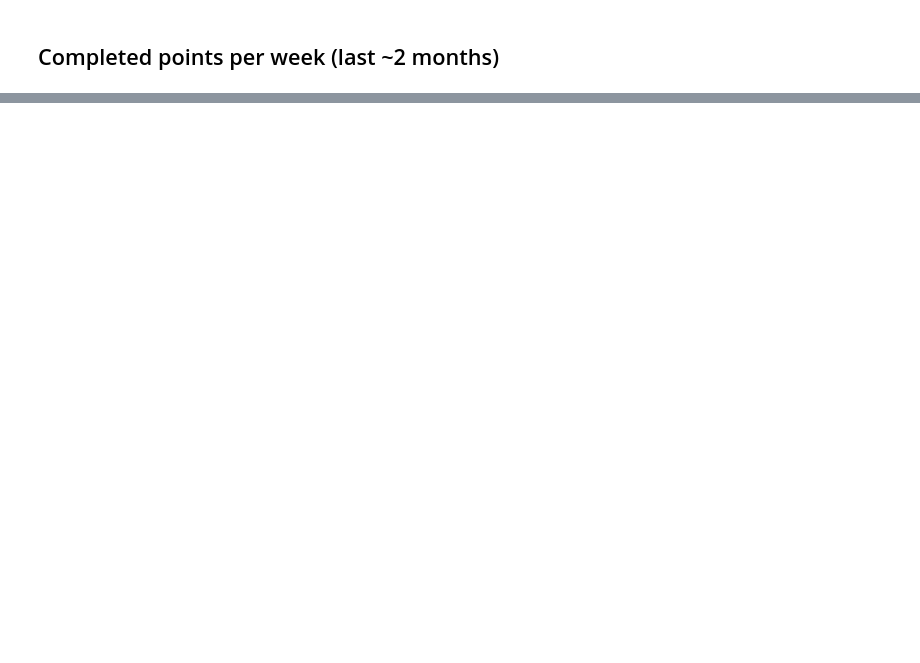
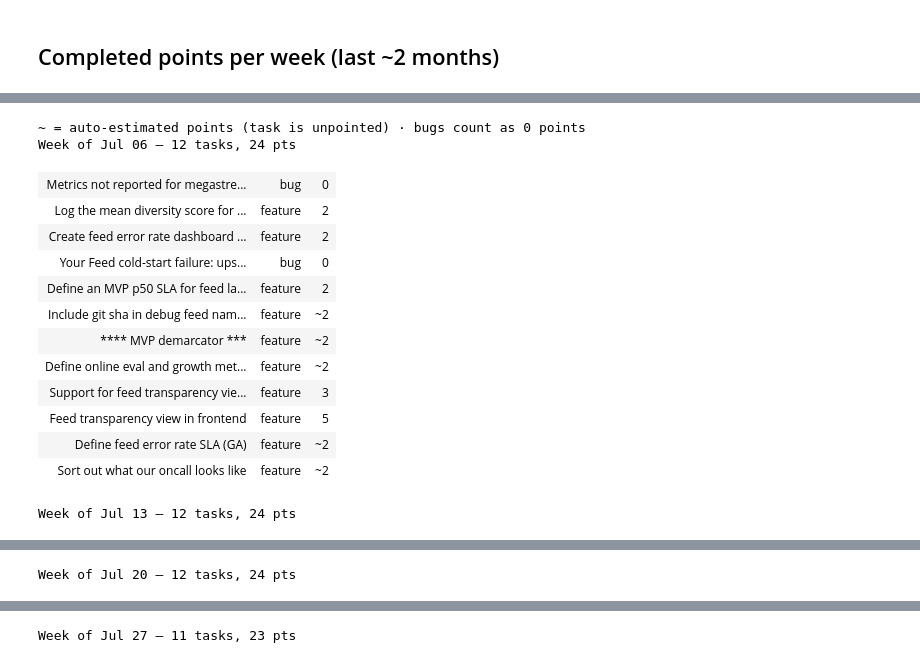
Before and after one commit to greenearth-social/internal-tools, a Jupyter notebook: notebooks/velocity.ipynb, the cells around one changed output, grey strips where cells are left out. Cells and saved outputs as stored; diff of their text form; code cells hidden in the pictures; blank space fills up the shorter version.

Commit message:
Basic velocity tracking notebook, for a single project tab

```diff
--- a/notebooks/velocity.ipynb
+++ b/notebooks/velocity.ipynb
@@ -94,0 +82,69 @@ df
+# %%
+import html
+from IPython.display import HTML
+
+backlog = burndown.backlog_items(items)
+assignments = burndown.assign_tasks_to_weeks(backlog, v)
+grouped = burndown.upcoming_weeks(assignments, weeks=4)
+
+TYPE_COLORS = {"bug": "#d73a49", "feature": "#28a745", "task": "#6f42c1"}
+POINTS_COLOR = "#e0a52a"  # gold: real points we set, readable on light and dark
+ESTIMATE_COLOR = "#8a8a8a"  # medium gray: auto-estimated points, readable on either
+ROW_BORDER = "1px solid rgba(128,128,128,0.45)"  # medium gray, subtle in either mode
+
+
+def render(grouped):
+    out = ['<div style="font-family:-apple-system,Segoe UI,sans-serif;max-width:780px">']
+    out.append('<p style="color:#888;font-size:12px;margin:0 0 8px">'
+               '<b>~</b> = auto-estimated points (task is unpointed) &nbsp;&middot;&nbsp; '
+               'bugs count as 0 points</p>')
+    for wk, group in grouped:
+        total = sum(points.normalize(i) for i in group)
+        label = f"{len(group)} task" + ("" if len(group) == 1 else "s")
+        out.append(
+            f'<h3 style="margin:16px 0 2px">Week of {wk:%b %d}'
+            f'<span style="color:#888;font-weight:normal;font-size:13px"> &mdash; {label}, {total} pts</span></h3>')
+        if not group:
+            out.append('<div style="color:#888;font-size:13px;padding-left:6px">(nothing projected)</div>')
+            continue
+        out.append('<table style="border-collapse:collapse;width:100%;font-size:13px">')
+        for it in group:
+            pts = points.normalize(it)
+            est = points.is_estimated(it)
+            pts_label = f"~{pts}" if est else str(pts)
+            pts_color = ESTIMATE_COLOR if est else POINTS_COLOR
+            pts_style = f"color:{pts_color};" + ("font-style:italic" if est else "")
+            typ = points.effective_type(it)
+            color = TYPE_COLORS.get(typ, "#888")
+            badge = f'<span style="background:{color};color:#fff;border-radius:3px;padding:1px 6px;font-size:11px">{typ}</span>'
+            title = html.escape(it.title)
+            if it.url:
+                # color:inherit -> follows the notebook theme (dark or light)
+                title = f'<a href="{it.url}" style="color:inherit;text-decoration:none">{title}</a>'
+            out.append(
+                f'<tr style="border-top:{ROW_BORDER}">'
+                f'<td style="padding:3px 8px;text-align:left;color:inherit">{title}</td>'
+                f'<td style="padding:3px 8px;text-align:right;white-space:nowrap">{badge}</td>'
+                f'<td style="width:44px;padding:3px 8px;text-align:right;{pts_style}">{pts_label}</td></tr>')
+        out.append("</table>")
+    out.append("</div>")
+    return HTML("".join(out))
+
+
+render(grouped)
+# %% [output]
+~ = auto-estimated points (task is unpointed) · bugs count as 0 points
+Week of Jul 06 — 12 tasks, 24 pts
+| Metrics not reported for megastre... | bug | 0 |
+| Log the mean diversity score for ... | feature | 2 |
+| Create feed error rate dashboard ... | feature | 2 |
+| Your Feed cold-start failure: ups... | bug | 0 |
+| Define an MVP p50 SLA for feed la... | feature | 2 |
+| Include git sha in debug feed nam... | feature | ~2 |
+| **** MVP demarcator *** | feature | ~2 |
+| Define online eval and growth met... | feature | ~2 |
+| Support for feed transparency vie... | feature | 3 |
+| Feed transparency view in frontend | feature | 5 |
+| Define feed error rate SLA (GA) | feature | ~2 |
+| Sort out what our oncall looks like | feature | ~2 |
+Week of Jul 13 — 12 tasks, 24 pts
@@ -94,0 +163 @@ df
+Week of Jul 20 — 12 tasks, 24 pts
@@ -94,0 +176 @@ df
+Week of Jul 27 — 11 tasks, 23 pts
```
Also changed, not shown: parts of 10 cells of this notebook, 5 other files.
